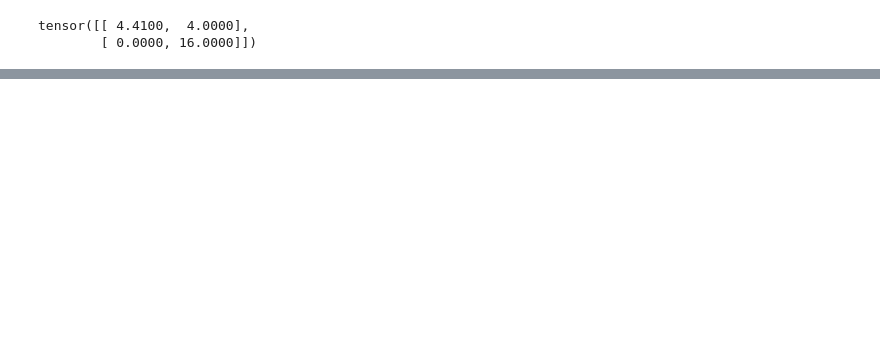
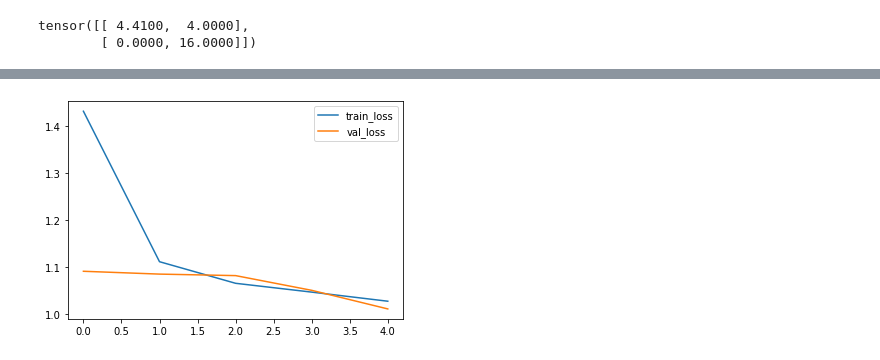
Before and after one commit to RamSaw/deep-unsupervised-learning, a Jupyter notebook: HW_02_T_01.ipynb, the cells around one changed output, grey strips where cells are left out. Cells and saved outputs as stored; diff of their text form; code cells hidden in the pictures; blank space fills up the shorter version.

```diff
--- a/HW_02_T_01.ipynb
+++ b/HW_02_T_01.ipynb
@@ -184,7 +185,7 @@ def train(model, train_batch_size, test_batch_size, epochs_cnt):
 
         model.train()
         total_train_loss = 0
-        for item in train_iter:
+        for item in tqdm(train_iter):
             X_batch, y_batch = item[:, :2], item[:, 2]
             loss = model.loss(X_batch)
             loss.backward()
@@ -303,0 +342,30 @@ tensor([[ 4.4100,  4.0000],
+# %%
+def construct_RealNVP(k):
+    nets = lambda: nn.Sequential(
+        nn.Linear(2, 256),
+        nn.LeakyReLU(),
+        nn.Linear(256, 256),
+        nn.LeakyReLU(),
+        nn.Linear(256, 2),
+        nn.Tanh()
+    )
+    nett = lambda: nn.Sequential(
+        nn.Linear(2, 256), nn.LeakyReLU(),
+        nn.Linear(256, 256),
+        nn.LeakyReLU(),
+        nn.Linear(256, 2)
+    )
+    masks = torch.from_numpy(np.array([[0, 1], [1, 0]] * k).astype(np.float32))
+    prior = MultivariateNormal(torch.zeros(2), torch.eye(2))
+    flow = RealNVP(nets, nett, masks, prior)
+    return flow
+# %%
+K_NVP = 3
+TRAIN_BATCH_SIZE_NVP = 256
+TEST_BATCH_SIZE_NVP = 256
+EPOCHS_CNT_NVP = 5
+# %%
+REAL_NVP = construct_RealNVP(K)
+TRAIN_LOSSES, VAL_LOSSES = train(REAL_NVP, TRAIN_BATCH_SIZE_NVP, TEST_BATCH_SIZE_NVP, EPOCHS_CNT_NVP)
+plot_losses(TRAIN_LOSSES, VAL_LOSSES)
+# %% [output]
@@ -303,0 +382 @@ tensor([[ 4.4100,  4.0000],
+[figure, added]
```
Also changed, not shown: parts of 16 cells of this notebook.
